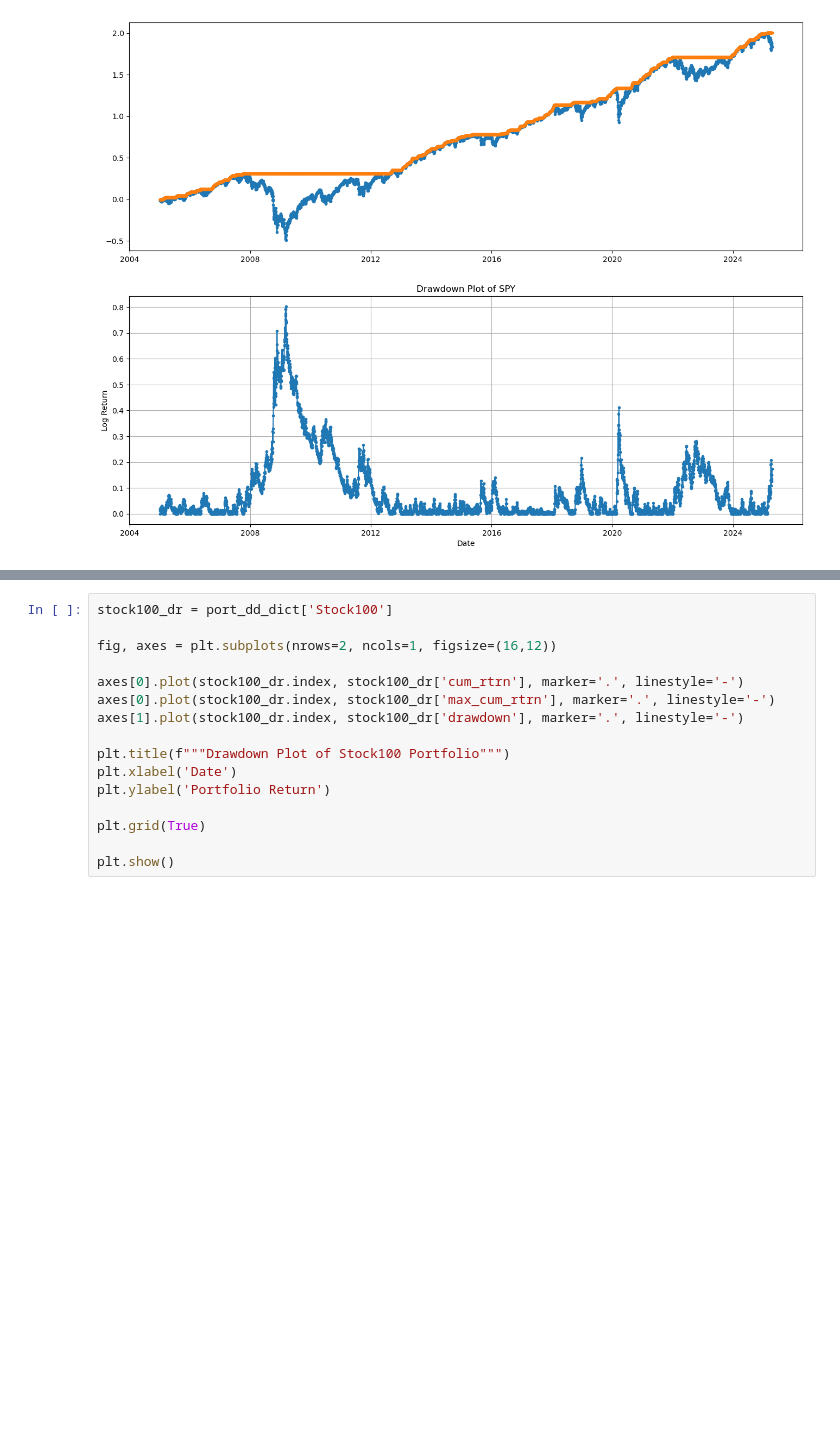
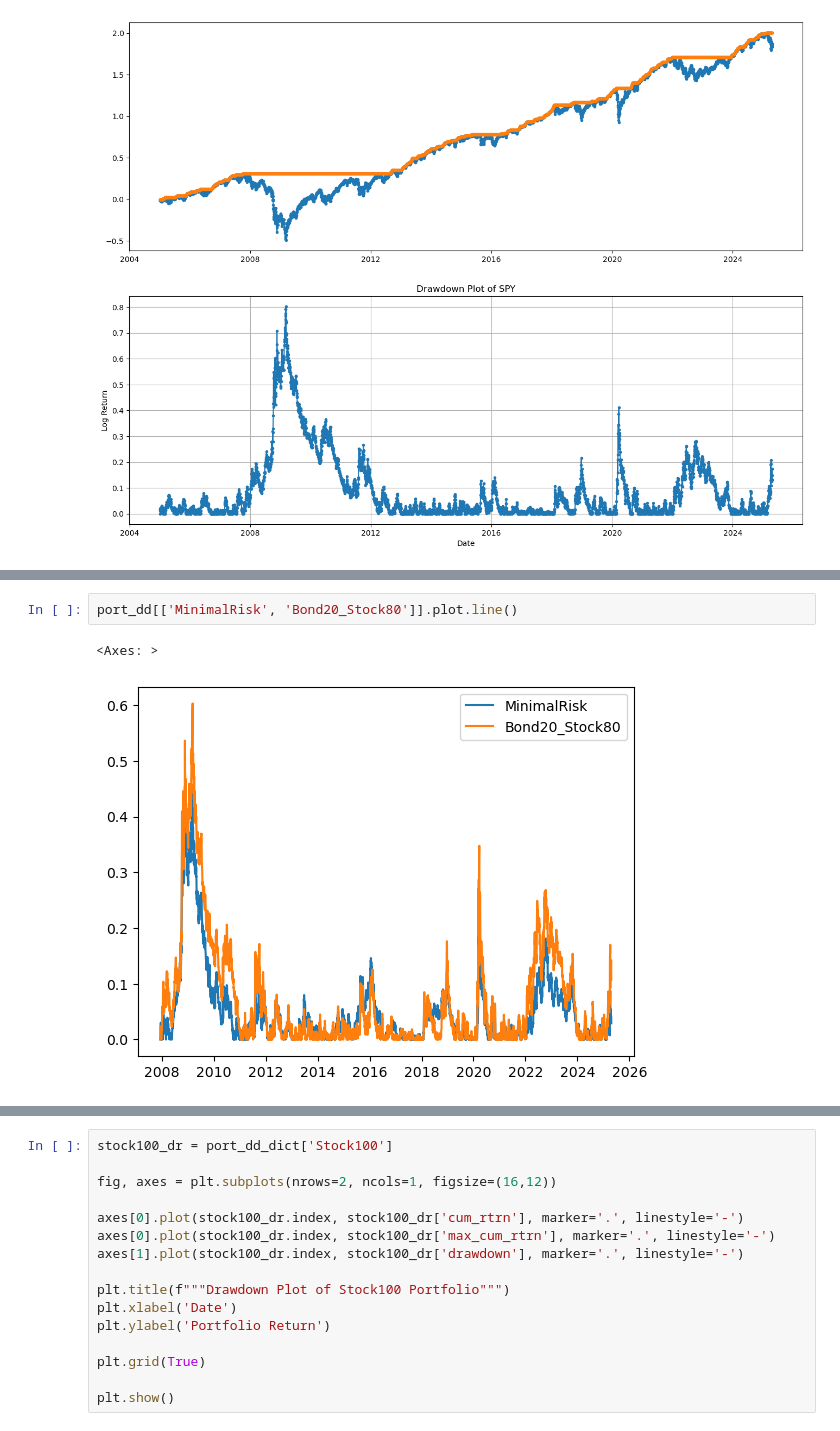
Before and after one commit to quantsummaries/sport, a Jupyter notebook: risk_analysis.ipynb, the cells around one changed output, grey strips where cells are left out. Saved outputs shown, nothing was run; the diff lists cells and outputs as text; blank space fills up the shorter version.

```diff
--- a/risk_analysis.ipynb
+++ b/risk_analysis.ipynb
@@ -203,0 +215,5 @@ port_dd[['MinimalRisk','Stock100', 'Bond50_Stock50']].plot.line()
+# %%
+port_dd[['MinimalRisk', 'Bond20_Stock80']].plot.line()
+# %% [output]
+<Axes: >
+[figure, added]
```
Also changed, not shown: parts of 39 cells of this notebook, 24 other files.
